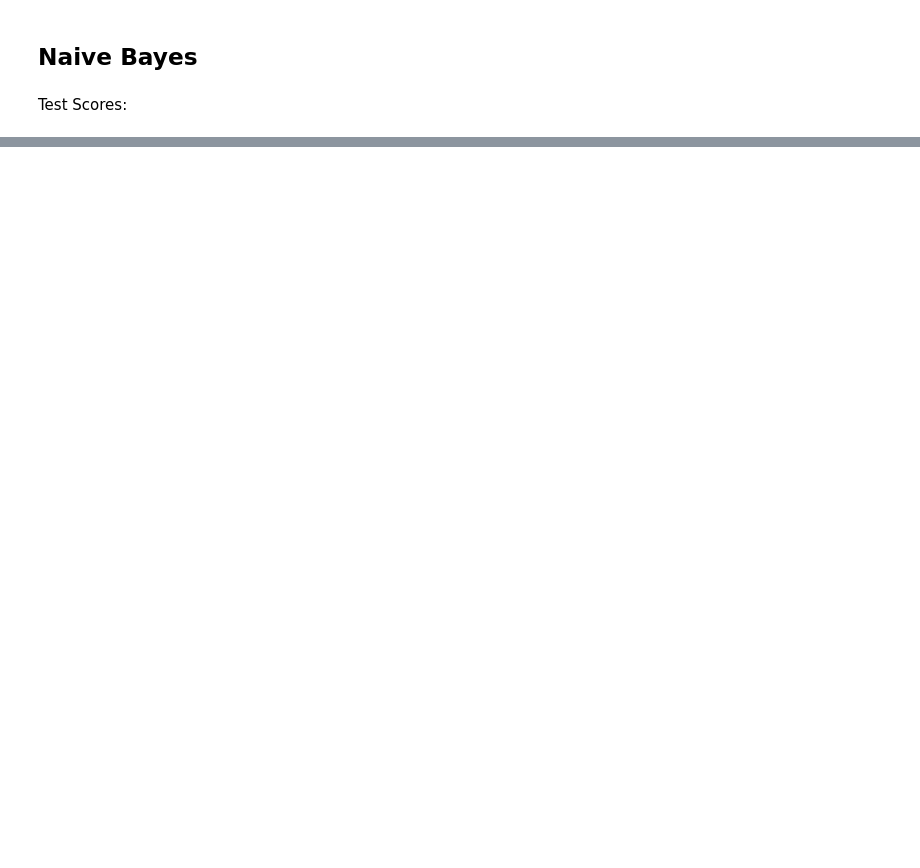
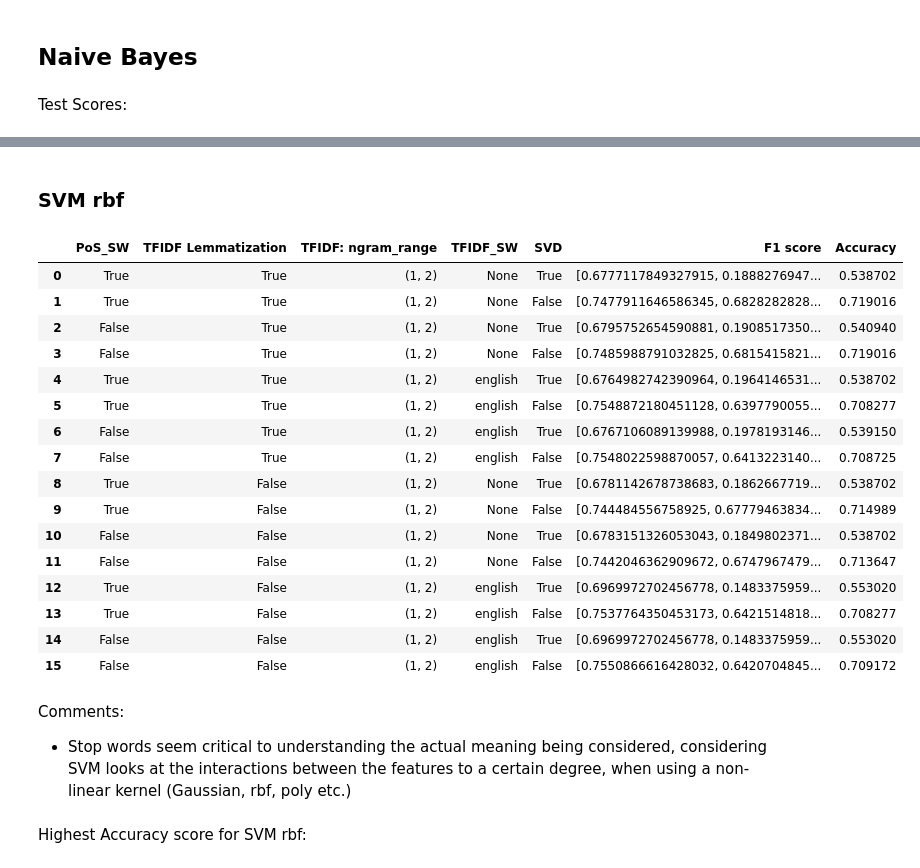
Before and after one commit to mar-fritz/data-mining-assignment-3, a Jupyter notebook: ergasia3.ipynb, the cells around one changed output, grey strips where cells are left out. Cells and saved outputs as stored; diff of their text form; code cells hidden in the pictures; blank space fills up the shorter version.

```diff
--- a/ergasia3.ipynb
+++ b/ergasia3.ipynb
@@ -256,7 +258,7 @@ Accuracy NB for Lemmatized BoW data: 0.5109619686800895
 ### 4) Laplace Smoothing
 # %%
 #Create bag-of-words vector
-bow_vectorizer = CountVectorizer(max_features=4000)
+bow_vectorizer = CountVectorizer()
 
 X_train_bow = bow_vectorizer.fit_transform(X_train)
 X_test_bow = bow_vectorizer.transform(X_test)
@@ -285,9 +289,9 @@ Accuracy NB for BoW: 0.6572706935123043
 # %%
 #Create bag-of-words vector
-bow_vectorizer = CountVectorizer(ngram_range=(1,2), max_features=4000, stop_words='english')
+bow_vectorizer = CountVectorizer(min_df=2, ngram_range=(1,2), stop_words='english')
 
-X_train_bow = bow_vectorizer.fit_transform(X_train_lem)
-X_test_bow = bow_vectorizer.transform(X_test_lem)
+X_train_bow = bow_vectorizer.fit_transform(X_train)
+X_test_bow = bow_vectorizer.transform(X_test)
 # %%
 # Train the model on the BoW training set
 mnb.fit(X_train_bow.toarray(), y_train)
@@ -558,0 +656,53 @@ Accuracy NB for custom feature vector: 0.6022371364653244
+# %% [markdown]
+### SVM rbf
+# %%
+svm_rbf = []
+for lemm in [True, False]:
+    for tfidfSW in [None, 'english']:
+        for posSW in [True, False]:
+            for svd in [True, False]:
+                #print()
+                X_train_combined, X_test_combined = create_combined(lemm, tfidfSW, (1,2), posSW, svd,  X_train, X_test)
+                #instantiate the model
+                svm_clf = svm.SVC(C=1000, gamma=0.001, kernel='rbf')
+
+                # train the model on the custom training set
+                svm_clf.fit(X_train_combined, y_train)
+                # predict the custom test set
+                y_pred_svm = svm_clf.predict(X_test_combined)
+
+                # scores
+                f1score = metrics.f1_score(y_test, y_pred_svm, average=None)
+                acc = metrics.accuracy_score(y_test, y_pred_svm)
+                #print("F-Measure SVM for custom feature vector:", f1score)
+                #print("Accuracy SVM for custom feature vector:", acc)
+                d = {"PoS_SW": posSW, "TFIDF Lemmatization":lemm,
+                    "TFIDF: ngram_range": (1,2), "TFIDF_SW": tfidfSW, "SVD": svd,
+                    "F1 score": f1score, "Accuracy":acc}
+                svm_rbf.append(d)
+svm_rbf_scores = pd.DataFrame(svm_rbf)
+# %%
+svm_rbf_scores
+# %% [output]
+|  | PoS_SW | TFIDF Lemmatization | TFIDF: ngram_range | TFIDF_SW | SVD | F1 score | Accuracy |
+| 0 | True | True | (1, 2) | None | True | [0.6777117849327915, 0.1888276947... | 0.538702 |
+| 1 | True | True | (1, 2) | None | False | [0.7477911646586345, 0.6828282828... | 0.719016 |
+| 2 | False | True | (1, 2) | None | True | [0.6795752654590881, 0.1908517350... | 0.540940 |
+| 3 | False | True | (1, 2) | None | False | [0.7485988791032825, 0.6815415821... | 0.719016 |
+| 4 | True | True | (1, 2) | english | True | [0.6764982742390964, 0.1964146531... | 0.538702 |
+| 5 | True | True | (1, 2) | english | False | [0.7548872180451128, 0.6397790055... | 0.708277 |
+| 6 | False | True | (1, 2) | english | True | [0.6767106089139988, 0.1978193146... | 0.539150 |
+| 7 | False | True | (1, 2) | english | False | [0.7548022598870057, 0.6413223140... | 0.708725 |
+| 8 | True | False | (1, 2) | None | True | [0.6781142678738683, 0.1862667719... | 0.538702 |
+| 9 | True | False | (1, 2) | None | False | [0.744484556758925, 0.67779463834... | 0.714989 |
+| 10 | False | False | (1, 2) | None | True | [0.6783151326053043, 0.1849802371... | 0.538702 |
+| 11 | False | False | (1, 2) | None | False | [0.7442046362909672, 0.6747967479... | 0.713647 |
+| 12 | True | False | (1, 2) | english | True | [0.6969972702456778, 0.1483375959... | 0.553020 |
+| 13 | True | False | (1, 2) | english | False | [0.7537764350453173, 0.6421514818... | 0.708277 |
+| 14 | False | False | (1, 2) | english | True | [0.6969972702456778, 0.1483375959... | 0.553020 |
+| 15 | False | False | (1, 2) | english | False | [0.7550866616428032, 0.6420704845... | 0.709172 |
+# %% [markdown]
+Comments:
+- Stop words seem critical to understanding the actual meaning being considered, considering  SVM looks at the interactions between the features to a certain degree, when using a non-linear kernel (Gaussian, rbf, poly etc.)
+# %% [markdown]
+Highest Accuracy score for SVM rbf:
```
Also changed, not shown: parts of 55 cells of this notebook.
